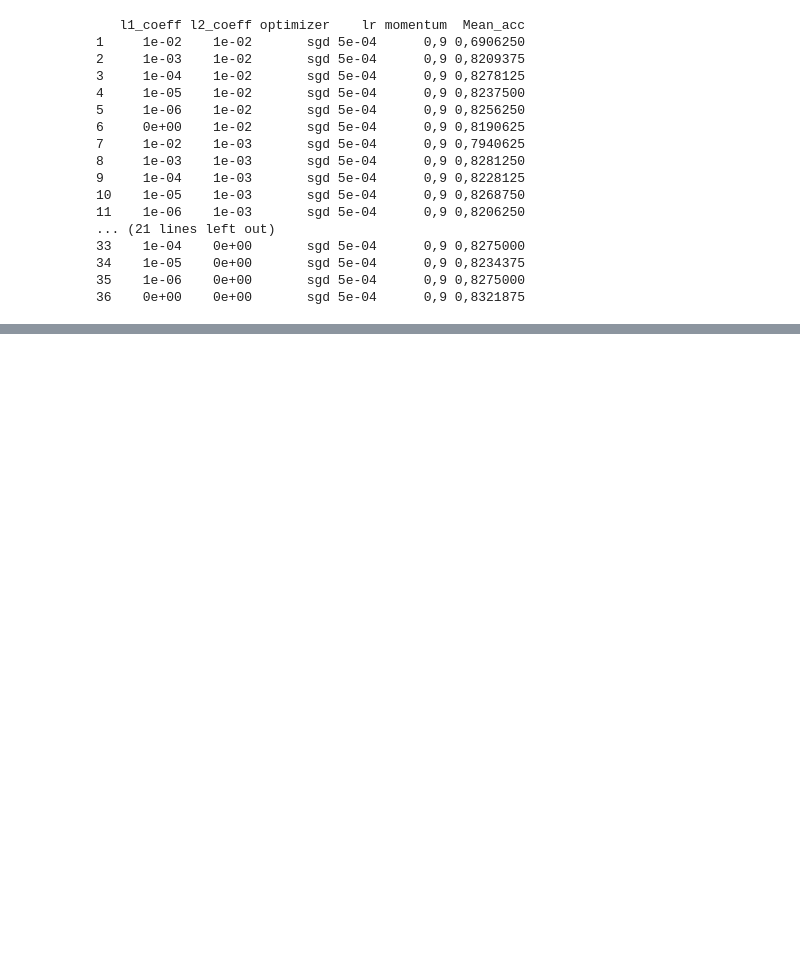
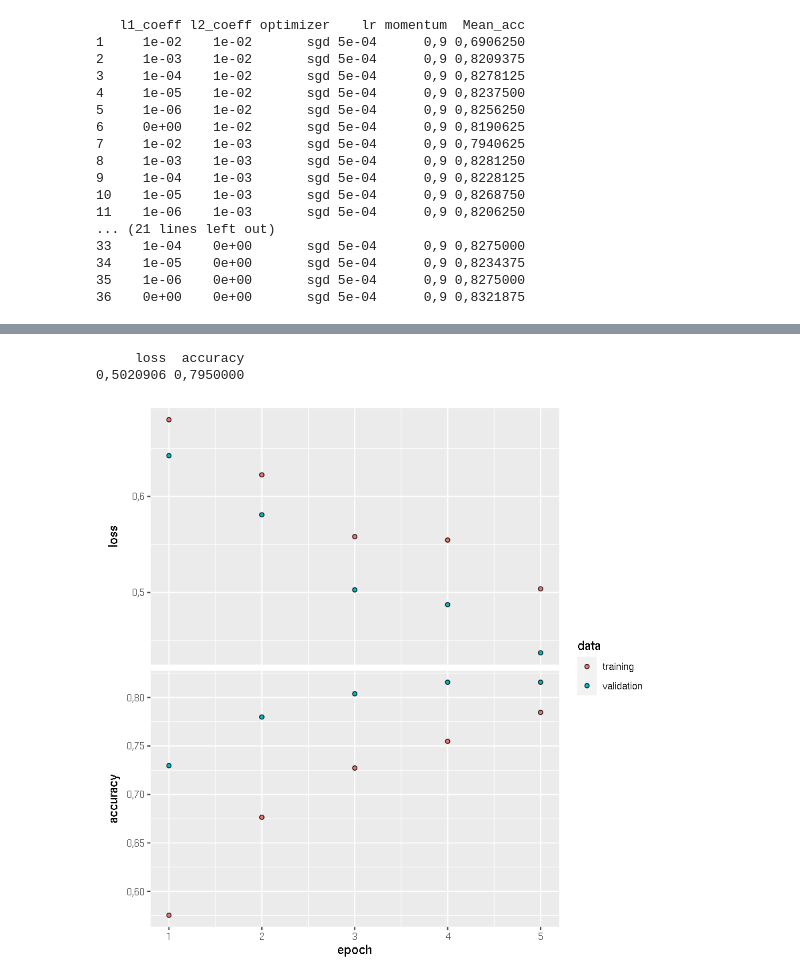
Before and after one commit to mastrovalentz/Adv_Stat_Final_Project, a Jupyter notebook: Model_Tuner.ipynb, the cells around one changed output, grey strips where cells are left out. Saved outputs shown, nothing was run; the diff lists cells and outputs as text; code cells hidden in the pictures; blank space fills up the shorter version.

```diff
--- a/Model_Tuner.ipynb
+++ b/Model_Tuner.ipynb
@@ -816,8 +837,8 @@ ArchiParams_SGD <- flags(
     flag_numeric("unit2"      , 128                   ),
     flag_numeric("unit3"      , 32                    ),
     flag_numeric("nFeat"      , length(sel_features)  ),
-    flag_numeric("l1_coeff"   , 1e-5                  ),
-    flag_numeric("l2_coeff"   , 1e-4                  ),
+    flag_numeric("l1_coeff"   , 0.0                   ),
+    flag_numeric("l2_coeff"   , 0.0                   ),
     flag_string ("epochs"     , 10                    ),
     flag_string ("batch_size" , 5                     ),
     flag_numeric("n_bkg"      , 1000                  ),
@@ -826,7 +847,7 @@ ArchiParams_SGD <- flags(
     flag_string ("act_final"  , "hard_sigmoid"        ),
     flag_string ("loss"       , "binary_crossentropy" ),
     flag_string ("optimizer"  , "sgd"                 ),
-    flag_numeric("lr"         , 0.003                 ), #learing rate for the optimizers
+    flag_numeric("lr"         , 5e-4                  ), #learing rate for the optimizers
     flag_numeric("rho"        , 0.9                   ), #rms rho
     flag_numeric("beta_1"     , 0.9                   ), #beta1 adam/nadam
     flag_numeric("beta_2"     , 0.999                 ), #beta2 adam/nadam
@@ -835,10 +863,14 @@ ArchiParams_SGD <- flags(
 # %%
-model <- Archi_build_model(ArchiParams_TunedLayers)
+model <- Archi_build_model(ArchiParams_SGD)
 data  <- get_train_data(1000)
 history  <- model %>% fit (data$x_train, data$y_train, verbose=2,
-                     epochs=10, batch_size=5, validation_split=0.2)
+                     epochs=5, batch_size=5, validation_split=0.2)
 model %>% evaluate(x_test, y_test)
 plot(history)
 y_cut_lhcb_pred <- model %>% predict(x_cut_lhcb)
+# %% [output]
+     loss  accuracy
+0,5020906 0,7950000
+[figure, added]
 # %%
 hist(data.cutted.lhcb$Lambda_b0_MM_F[y_cut_lhcb_pred>0.0],   breaks=100, col="firebrick3", xlab="Lb0 Mass", main="LHCb data",  probability=FALSE)
```
Also changed, not shown: parts of 12 cells of this notebook, 17 other files.
